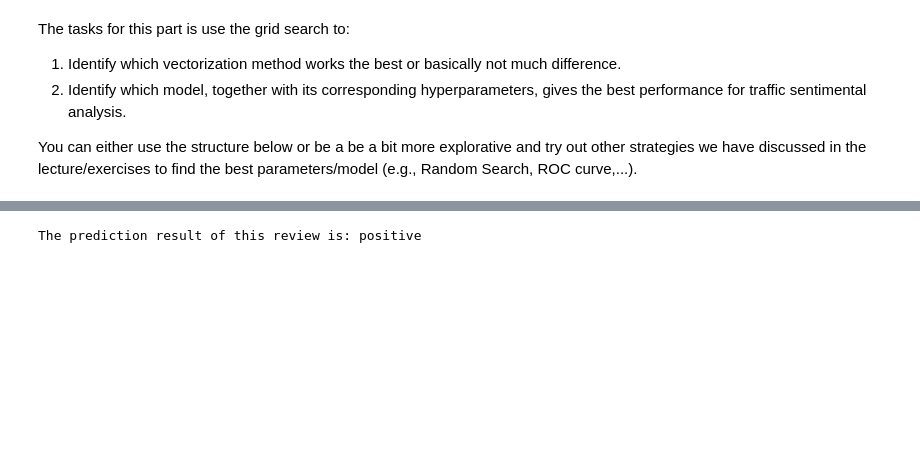
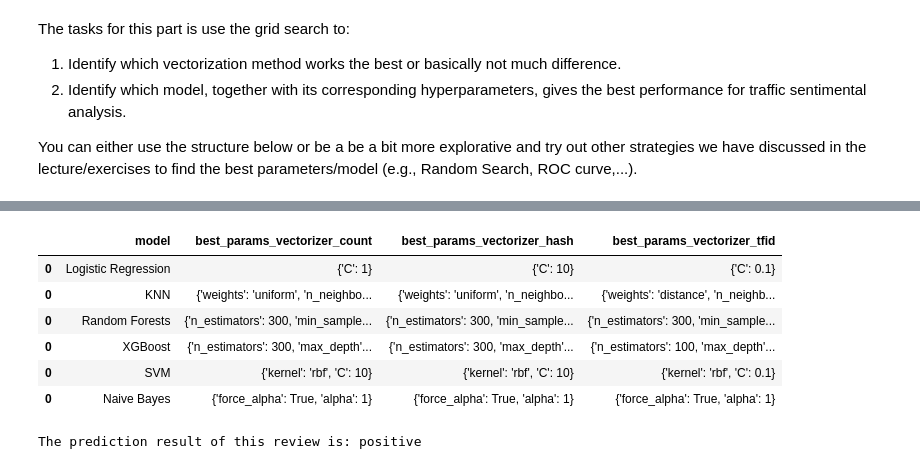
Before and after one commit to jesus-martinez02/AH2179-Lab_2, a Jupyter notebook: Exercise_4_Text_classification_jesus_martinez.ipynb, the cells around one changed output, grey strips where cells are left out. Cells and saved outputs as stored; diff of their text form; code cells hidden in the pictures; blank space fills up the shorter version.

```diff
--- a/Exercise_4_Text_classification_jesus_martinez.ipynb
+++ b/Exercise_4_Text_classification_jesus_martinez.ipynb
@@ -560,2 +920,12 @@ The accuracy of the model is: 0.9593301435406698
+# %%
+results_df[["model", "best_params_vectorizer_count","best_params_vectorizer_hash","best_params_vectorizer_tfid" ]]
+# %% [output]
+|  | model | best_params_vectorizer_count | best_params_vectorizer_hash | best_params_vectorizer_tfid |
+| 0 | Logistic Regression | {'C': 1} | {'C': 10} | {'C': 0.1} |
+| 0 | KNN | {'weights': 'uniform', 'n_neighbo... | {'weights': 'uniform', 'n_neighbo... | {'weights': 'distance', 'n_neighb... |
+| 0 | Random Forests | {'n_estimators': 300, 'min_sample... | {'n_estimators': 300, 'min_sample... | {'n_estimators': 300, 'min_sample... |
+| 0 | XGBoost | {'n_estimators': 300, 'max_depth'... | {'n_estimators': 300, 'max_depth'... | {'n_estimators': 100, 'max_depth'... |
+| 0 | SVM | {'kernel': 'rbf', 'C': 10} | {'kernel': 'rbf', 'C': 10} | {'kernel': 'rbf', 'C': 0.1} |
+| 0 | Naive Bayes | {'force_alpha': True, 'alpha': 1} | {'force_alpha': True, 'alpha': 1} | {'force_alpha': True, 'alpha': 1} |
 # %%
 # Here you change the reviews
```
Also changed, not shown: parts of 13 cells of this notebook.
